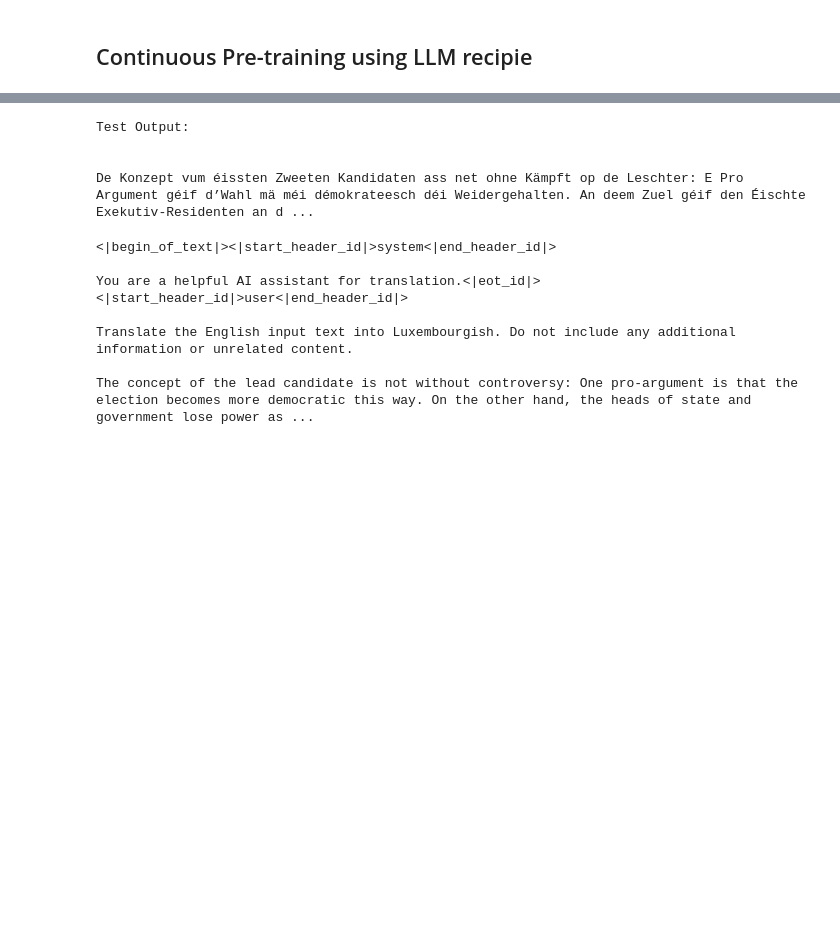
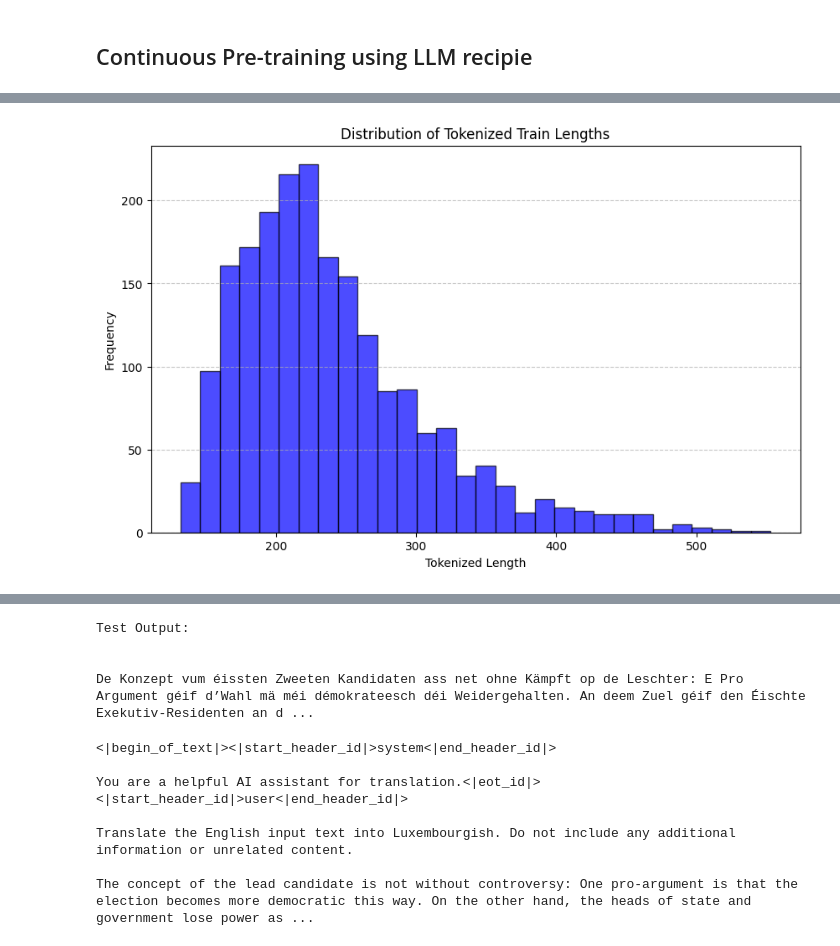
Before and after one commit to DobricLilujun/mt_luxembourgish, a Jupyter notebook: notebook/training/SFT.ipynb, the cells around one changed output, grey strips where cells are left out. Saved outputs shown, nothing was run; the diff lists cells and outputs as text; code cells hidden in the pictures; blank space fills up the shorter version.

```diff
--- a/notebook/training/SFT.ipynb
+++ b/notebook/training/SFT.ipynb
@@ -131,6 +130,7 @@ train_dataset_path = os.path.abspath(os.path.join(project_root, "data/training_d
 sys.path.append(project_root)
 # %%
 # ========================== Main Training Code ==========================
+
 
 val_dataset_path = os.path.abspath(os.path.join(project_root, "data/fake_targets/flores_devtest_arrow"))
 train_dataset_path = os.path.abspath(os.path.join(project_root, training_dataset_path))
@@ -166,57 +166,83 @@ val_dataset = val_dataset.rename_columns({
 tokenizer = AutoTokenizer.from_pretrained(model_name)
 tokenizer.pad_token = tokenizer.eos_token
 
 
-def create_prompt(
-    sample, src_lng, tgt_lng, mode="train", tokenizer=None
-):
+# def create_prompt(
+#     sample, src_lng, tgt_lng, mode="train", tokenizer=None
+# ):
+    # if tokenizer is None or tokenizer.eos_token is None:
+    #     raise ValueError("A tokenizer with a defined EOS token is required.")
+
+    # system_message = f"You are a helpful AI assistant for translation."
+    # input_text = sample[src_lng.capitalize()].strip()  # Extract the input text.
+    # response = ( sample[tgt_lng.capitalize()].strip() if tgt_lng.capitalize() in sample else "")  # Extract the target text.
+
+    # # Get the EOS token from the tokenizer.
+    # eos_token = tokenizer.eos_token
+
+#     # Construct the full prompt.
+#     full_prompt = (
+#         "<|begin_of_text|><|start_header_id|>system<|end_header_id|>\n\n" + system_message + "<|eot_id|>" +  # System Message
+        # "<|start_header_id|>user<|end_header_id|>\n\n" + f"Translate the English input text into Luxembourgish. Do not include any additional information or unrelated content.\n\n{input_text}"  +  "<|eot_id|><|start_header_id|>assistant<|end_header_id|>" # User Query
+    # )
+
+#     if mode == "train":
+#         full_prompt += ("\n\n" + response + eos_token)
+
+#     return {"full_prompt": full_prompt}
+
+def create_prompt(sample, src_lng, tgt_lng, mode="train", tokenizer=None):
+
     if tokenizer is None or tokenizer.eos_token is None:
         raise ValueError("A tokenizer with a defined EOS token is required.")
 
     system_message = f"You are a helpful AI assistant for translation."
     input_text = sample[src_lng.capitalize()].strip()  # Extract the input text.
     response = ( sample[tgt_lng.capitalize()].strip() if tgt_lng.capitalize() in sample else "")  # Extract the target text.
-
+    question = f"Translate the following English input text into Luxembourgish. Do not include any additional information or unrelated content.\n\n{input_text}"
     # Get the EOS token from the tokenizer.
     eos_token = tokenizer.eos_token
+    messages = [
+        {"role": "system", "content": system_message},
+        {"role": "user", "content": question},
+        {"role": "assistant", "content": response}
+    ]
 
-    # Construct the full prompt.
-    full_prompt = (
-        "<|begin_of_text|><|start_header_id|>system<|end_header_id|>\n\n" + system_message + "<|eot_id|>" +  # System Message
-        "<|start_header_id|>user<|end_header_id|>\n\n" + f"Translate the English input text into Luxembourgish. Do not include any additional information or unrelated content.\n\n{input_text}"  +  "<|eot_id|><|start_header_id|>assistant<|end_header_id|>" # User Query
-    )
-
-    if mode == "train":
-        full_prompt += ("\n\n" + response + eos_token)
-
-    return {"full_prompt": full_prompt}
+    full_prompt = tokenizer.apply_chat_template(messages, tokenize=False, add_generation_prompt=False)
+    return { "full_prompt": full_prompt }
 
 train_dataset = train_dataset.map(
     lambda sample: {
         "full_prompt": create_prompt(sample, src_lng=src_lng, tgt_lng=tgt_lng, mode="train", tokenizer=tokenizer)["full_prompt"]
     }
 ).select_columns(["full_prompt"])
 
 val_dataset = val_dataset.map(
     lambda sample: {
         "full_prompt": create_prompt(sample, src_lng=src_lng, tgt_lng=tgt_lng, mode="train", tokenizer=tokenizer)["full_prompt"]
     }
 ).select_columns(["full_prompt"])
 
 
-data_collator = DataCollatorForLanguageModeling(
-    tokenizer, mlm=False, return_tensors="pt"
-)
+# data_collator = DataCollatorForLanguageModeling(
+#     tokenizer, mlm=False, return_tensors="pt"
+# )
 
-def tokenize_function(examples):
-    return tokenizer(
-        examples["full_prompt"],
-        truncation=True,
-        padding="max_length",
-        max_length=MAX_LEN,
-        return_tensors="pt",
-    )
+def compute_lengths(dataset, tokenizer):
+    lengths = [len(tokenizer(sample["full_prompt"])["input_ids"]) for sample in dataset]
+    return lengths
 
+import matplotlib.pyplot as plt
 
-tokenized_train_dataset = train_dataset.map(tokenize_function, batched=True, remove_columns=["full_prompt"])
-tokenized_val_dataset = val_dataset.map(tokenize_function, batched=True, remove_columns=["full_prompt"])
+train_lengths = compute_lengths(train_dataset, tokenizer)
+val_lengths = compute_lengths(val_dataset, tokenizer)
+
+plt.figure(figsize=(10, 6))
+plt.hist(train_lengths, bins=30, color='blue', alpha=0.7, edgecolor='black')
+plt.xlabel("Tokenized Length")
+plt.ylabel("Frequency")
+plt.title("Distribution of Tokenized Train Lengths")
+plt.grid(axis='y', linestyle='--', alpha=0.7)
+plt.show()
+# %% [output]
+[figure, added]
```
Also changed, not shown: parts of 6 cells of this notebook, 4 other files.
